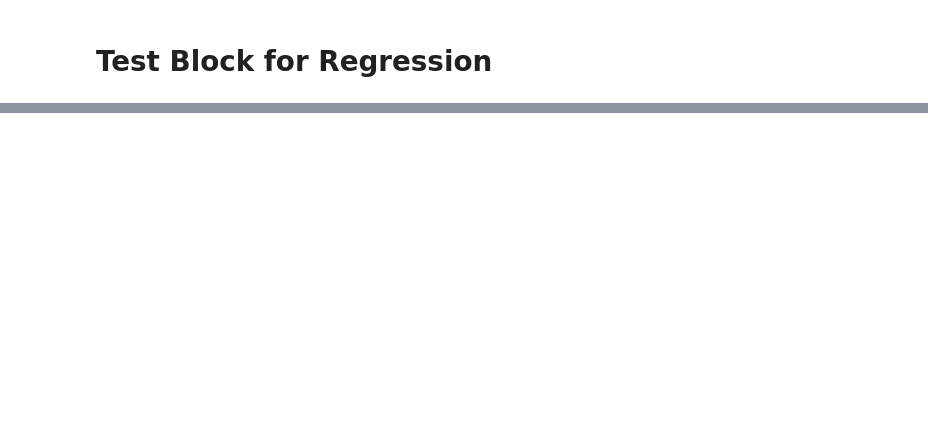
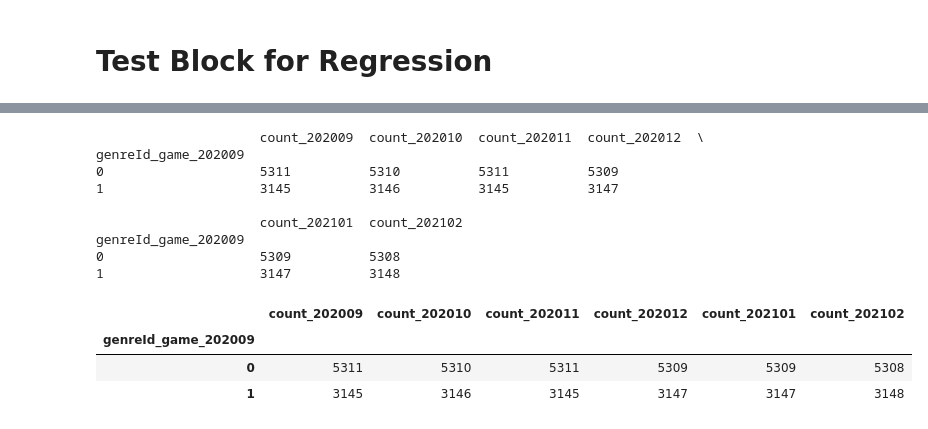
Before and after one commit to nz44/phd_dissertation, a Jupyter notebook: scripts/___test_code___.ipynb, the cells around one changed output, grey strips where cells are left out. Cells and saved outputs as stored; diff of their text form; code cells hidden in the pictures; blank space fills up the shorter version.

Commit message:
create new dummies for regression

```diff
--- a/scripts/___test_code___.ipynb
+++ b/scripts/___test_code___.ipynb
@@ -621,4 +621,17 @@ new_class_obj = combine_dataframes(
                  dev_index_gecoded_df=DFD,
                  appid_text_cluster_labeled_df=DFL)
 
-df = new_class_obj.convert_to_dev_multiindex()
+df = new_class_obj.combine_imputed_deleted_missing_with_text_labels()
+
+%run -i 'STEP0_paths_open_save.py'
+%run -i 'STEP4_Regression.py'
+h1_independent_vars = ['predicted_labels', 'free_True', 'adSupported_True',
+                       'containsAds_True', 'offersIAP_True', 'contentRating_Adult',
+                       'contentRating_Teen', 'genreId_Entertainment', 'genreId_Game',
+                       'genreId_Productivity', 'score', 'reviews', 'ratings', 'price',
+                       'size', 'released']
+reg_class_obj = regression_analysis(
+    df=df,
+    initial_panel=initial_panel,
+    consec_panels=consec_panels,
+    h1_ind_vars=h1_independent_vars)
@@ -673,0 +638,12 @@ The unique value of all dummy columns summation should only be 1 if those dummie
+# %%
+r1 = reg_class_obj.create_new_dummies_from_cat_var(
+    cat_var='free',
+    time_invariant=False).create_new_dummies_from_cat_var(
+    cat_var='genreId',
+    time_invariant=True).create_new_dummies_from_cat_var(
+    cat_var='containsAds',
+    time_invariant=False).create_new_dummies_from_cat_var(
+    cat_var='offersIAP',
+    time_invariant=False).create_new_dummies_from_cat_var(
+    cat_var='contentRating',
+    time_invariant=True)
@@ -673,0 +676,16 @@ The unique value of all dummy columns summation should only be 1 if those dummie
+# %%
+r1.cat_var_count(cat_var='genreId_game')
+# %% [output]
+                     count_202009  count_202010  count_202011  count_202012  \
+genreId_game_202009
+0                    5311          5310          5311          5309
+1                    3145          3146          3145          3147
+
+                     count_202101  count_202102
+genreId_game_202009
+0                    5309          5308
+1                    3147          3148
+|  | count_202009 | count_202010 | count_202011 | count_202012 | count_202101 | count_202102 |
+| genreId_game_202009 |  |  |  |  |  |  |
+| 0 | 5311 | 5310 | 5311 | 5309 | 5309 | 5308 |
+| 1 | 3145 | 3146 | 3145 | 3147 | 3147 | 3148 |
```
Also changed, not shown: parts of 10 cells of this notebook, 3 other files.
